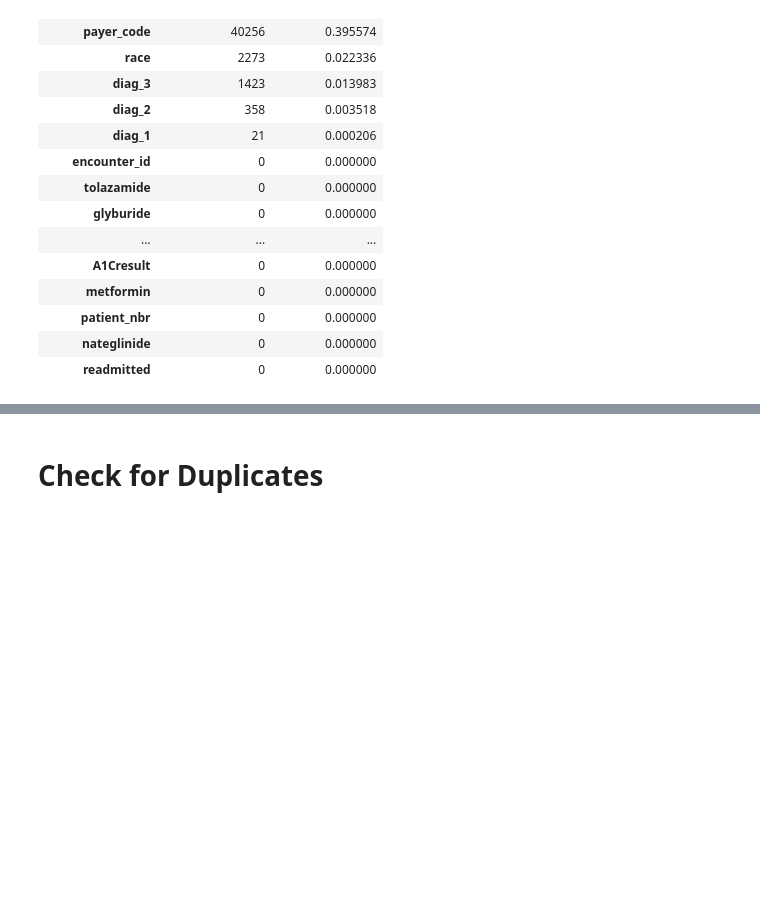
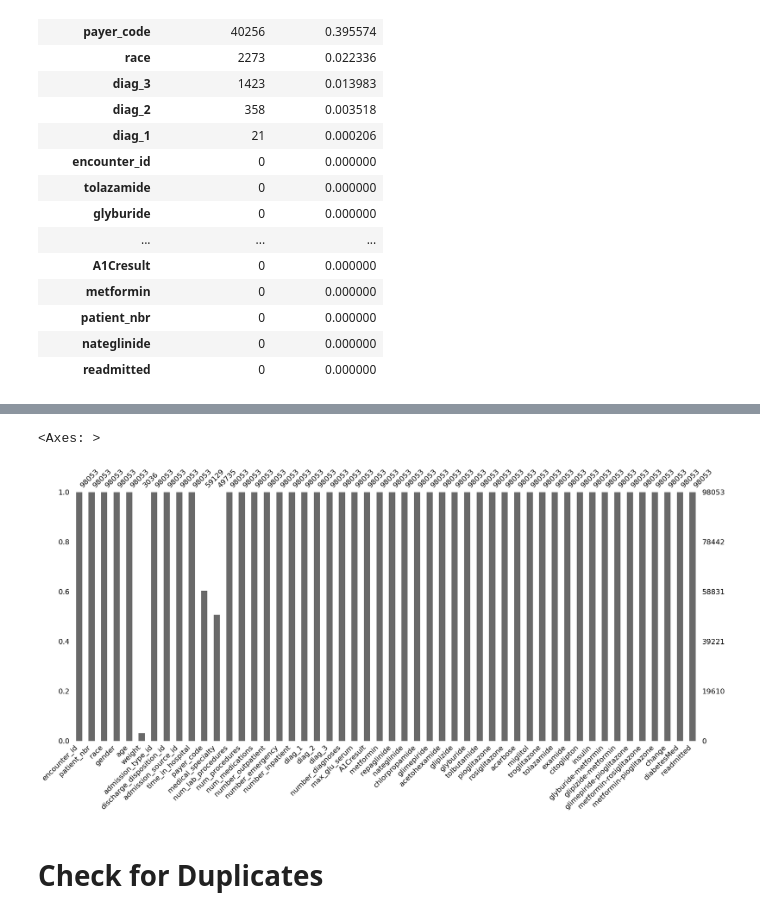
Before and after one commit to Xaviera8/HHA-550-Diabates, a Jupyter notebook: Main.ipynb, the cells around one changed output, grey strips where cells are left out. Drawn from its saved outputs; the diff is of its cells as text; code cells hidden in the pictures; blank space fills up the shorter version.

```diff
--- a/Main.ipynb
+++ b/Main.ipynb
@@ -105,2 +111,9 @@ missing(df)
+# %%
+df = df.dropna(subset=['race', 'diag_3', 'diag_2', 'diag_1'])
+# %%
+msno.bar(df)
+# %% [output]
+<Axes: >
+[figure, added]
 # %% [markdown]
 # Check for Duplicates
```
Also changed, not shown: parts of 12 cells of this notebook.
